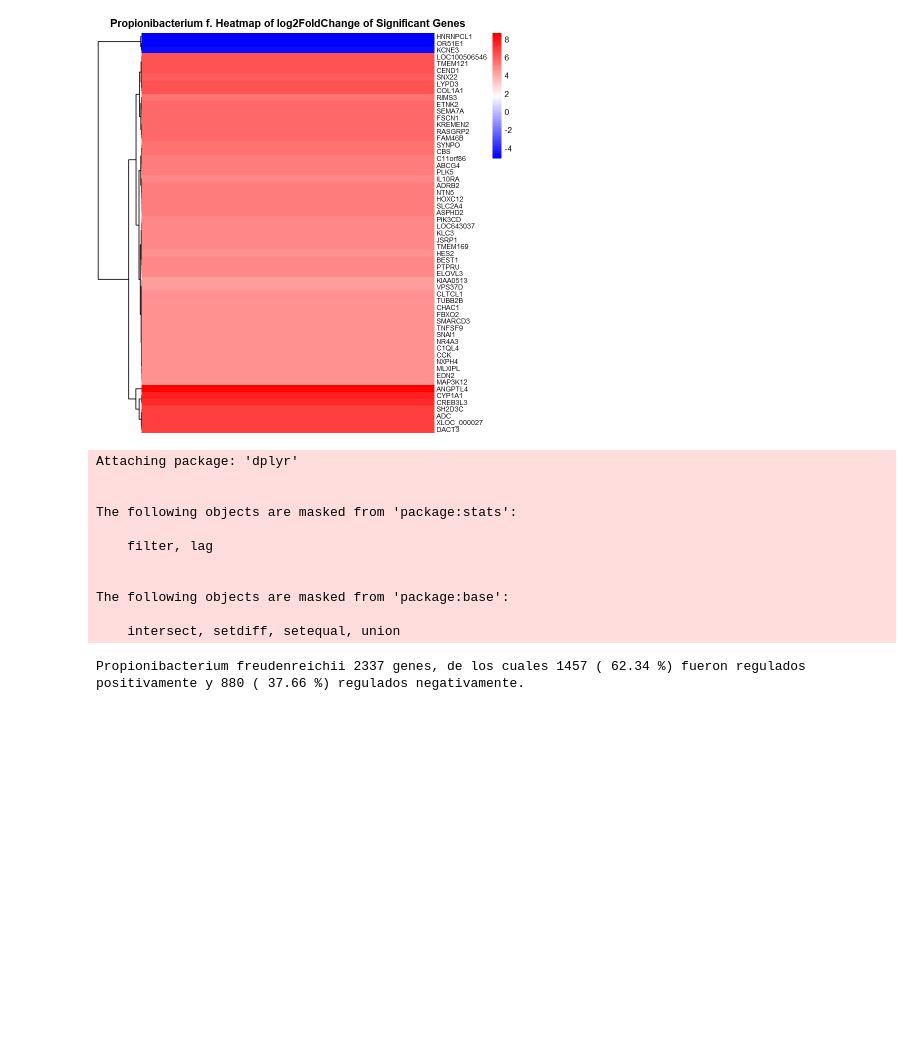
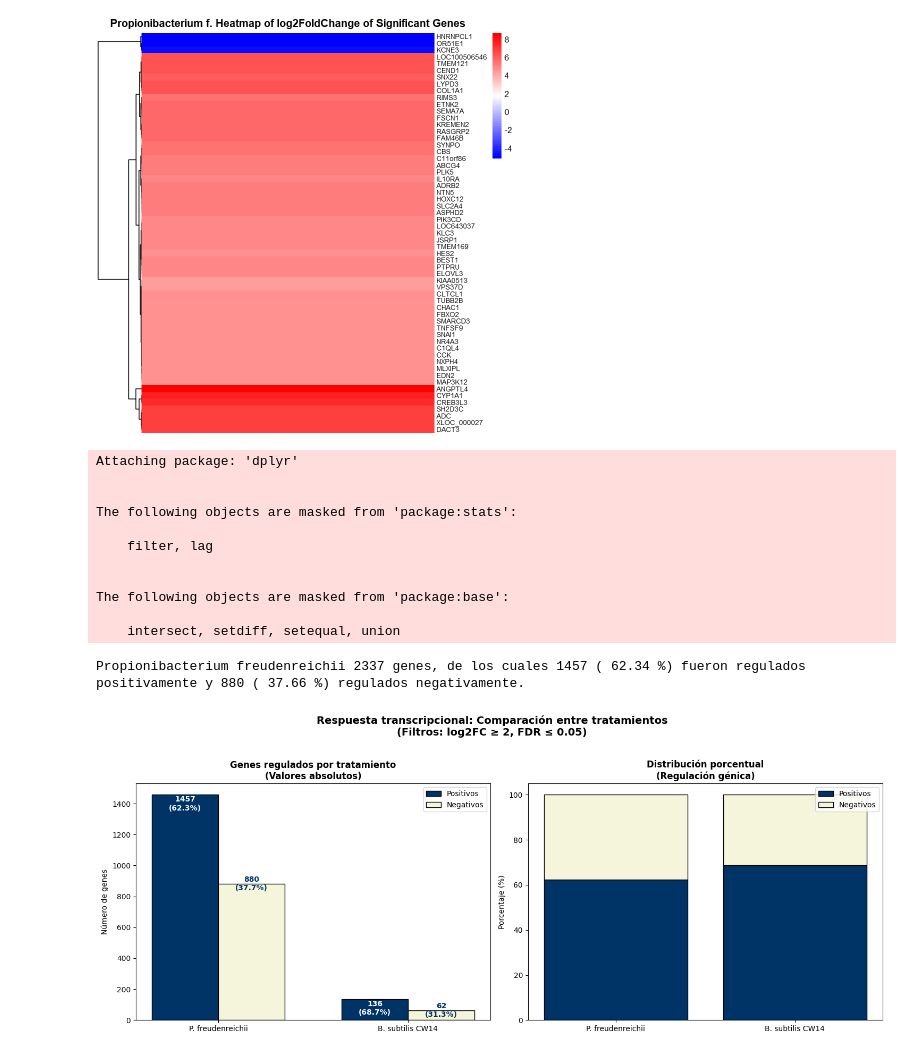
Before and after one commit to nicolasbroldan/Protocolo_Reposicionamiento_Probioticos, a Jupyter notebook: 1_Dseq2/Propionibacterium freudenreichii/DSEQ2.ipynb, the cells around one changed output. Cells and saved outputs as stored; diff of their text form; code cells hidden in the pictures; blank space fills up the shorter version.

Commit message:
Graph PPT

```diff
--- a/1_Dseq2/Propionibacterium freudenreichii/DSEQ2.ipynb
+++ b/1_Dseq2/Propionibacterium freudenreichii/DSEQ2.ipynb
@@ -622,3 +622,90 @@ The following objects are masked from 'package:base':
 
     intersect, setdiff, setequal, union
 Propionibacterium freudenreichii 2337 genes, de los cuales 1457 ( 62.34 %) fueron regulados positivamente y 880 ( 37.66 %) regulados negativamente.
+# %%
+import matplotlib.pyplot as plt
+import numpy as np
+
+# Datos y configuración inicial (igual que antes)
+data = {
+    "P. freudenreichii": {
+        "Positivos": 1457,
+        "Negativos": 880,
+        "Total": 2337
+    },
+    "B. subtilis CW14": {
+        "Positivos": 136,
+        "Negativos": 62,
+        "Total": 198
+    }
+}
+
+tratamientos = list(data.keys())
+positivos = [data[t]["Positivos"] for t in tratamientos]
+negativos = [data[t]["Negativos"] for t in tratamientos]
+porc_positivos = [data[t]["Positivos"]/data[t]["Total"]*100 for t in tratamientos]
+porc_negativos = [data[t]["Negativos"]/data[t]["Total"]*100 for t in tratamientos]
+
+# PALETA PERSONALIZADA AQUÍ 👇
+colors = ['#003366', '#F5F5DC']  # Azul marino y beige
+
+# Crear figura
+fig, (ax1, ax2) = plt.subplots(1, 2, figsize=(15, 6))
+
+# 1. Gráfico de barras agrupadas (absolutos)
+bar_width = 0.35
+x = np.arange(len(tratamientos))
+
+# Modificación de colores en las barras
+ax1.bar(x - bar_width/2, positivos, bar_width,
+        label='Positivos', color=colors[0], edgecolor='black')
+ax1.bar(x + bar_width/2, negativos, bar_width,
+        label='Negativos', color=colors[1], edgecolor='black')
+
+ax1.set_title('Genes regulados por tratamiento\n(Valores absolutos)', fontweight='bold')
+ax1.set_xticks(x)
+ax1.set_xticklabels(tratamientos)
+ax1.set_ylabel('Número de genes')
+ax1.legend()
+
+for i in range(len(tratamientos)):
+    # Para barras positivas (azules)
+    ax1.text(x[i]-bar_width/2, positivos[i] - 100,  # Reducir posición Y
+             f'{positivos[i]}\n({porc_positivos[i]:.1f}%)',
+             ha='center',
+             color='white',
+             fontweight='bold',
+             fontsize=10)  # Aumentar tamaño de fuente
+
+    # Para barras negativas (beige)
+    ax1.text(x[i]+bar_width/2, negativos[i] - 40,  # Reducir posición Y
+             f'{negativos[i]}\n({porc_negativos[i]:.1f}%)',
+             ha='center',
+             color='#003366',
+             fontweight='bold',
+             fontsize=10)
+
+# 2. Gráfico de barras apiladas (porcentajes)
+bottom = np.zeros(len(tratamientos))
+
+# Modificación de colores en las barras apiladas
+for i, (category, color) in enumerate(zip(['Positivos', 'Negativos'], colors)):
+    ax2.bar(tratamientos,
+            [porc_positivos, porc_negativos][i],
+            bottom=bottom,
+            color=color,
+            label=['Positivos', 'Negativos'][i],
+            edgecolor='black')
+    bottom += [porc_positivos, porc_negativos][i]
+
+ax2.set_title('Distribución porcentual\n(Regulación génica)', fontweight='bold')
+ax2.set_ylabel('Porcentaje (%)')
+ax2.legend(loc='upper right')
+
+# Ajuste final
+plt.suptitle('Respuesta transcripcional: Comparación entre tratamientos\n(Filtros: log2FC ≥ 2, FDR ≤ 0.05)',
+             fontsize=14, fontweight='bold', y=1.02)
+plt.tight_layout()
+plt.show()
+# %% [output]
+[figure, added]
```
Also changed, not shown: 1 other file.
